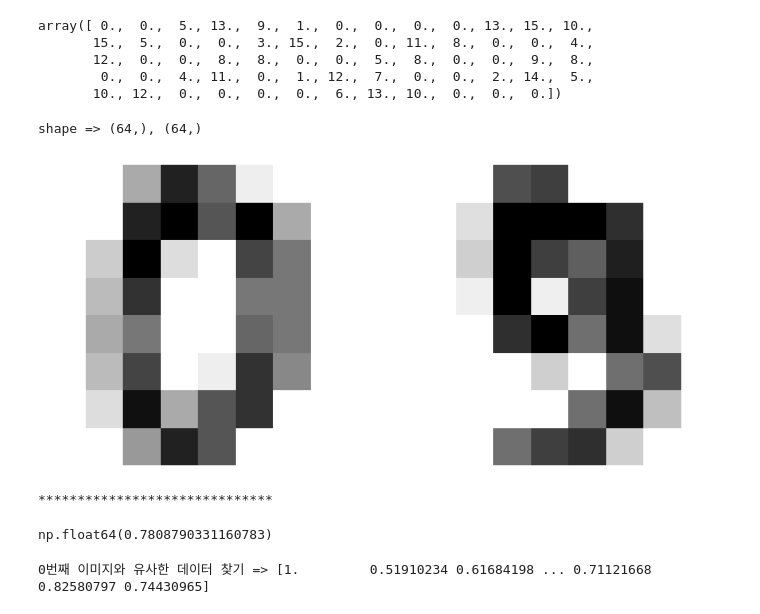
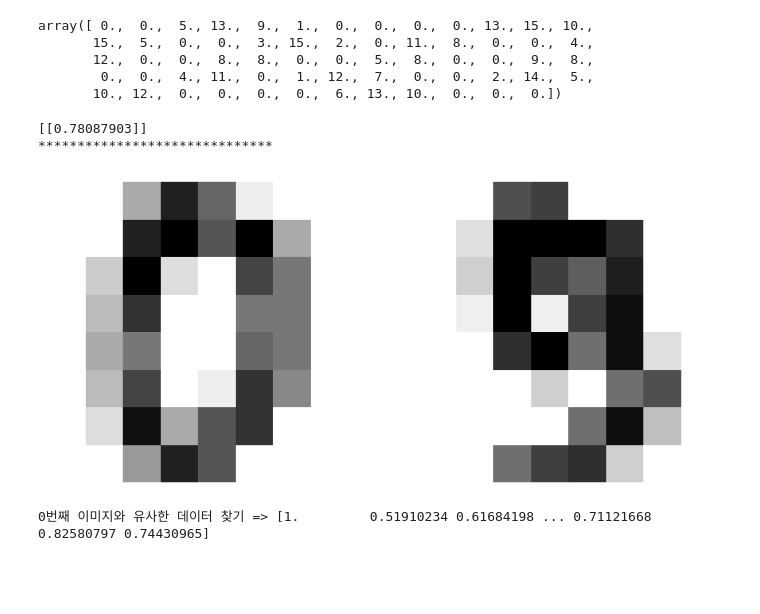
Before and after one commit to Juhwa94/Python-Study, a Jupyter notebook: Python_NumPy/numpy2.ipynb, the cells around one changed output. Saved outputs shown, nothing was run; the diff lists cells and outputs as text; code cells hidden in the pictures; blank space fills up the shorter version.

```diff
--- a/Python_NumPy/numpy2.ipynb
+++ b/Python_NumPy/numpy2.ipynb
@@ -624,24 +507,3 @@ array([ 0.,  0.,  5., 13.,  9.,  1.,  0.,  0.,  0.,  0., 13., 15., 10.,
        12.,  0.,  0.,  8.,  8.,  0.,  0.,  5.,  8.,  0.,  0.,  9.,  8.,
         0.,  0.,  4., 11.,  0.,  1., 12.,  7.,  0.,  0.,  2., 14.,  5.,
        10., 12.,  0.,  0.,  0.,  0.,  6., 13., 10.,  0.,  0.,  0.])
-# %%
-#0번지 , 9번지 이미지를 벡터로 각각 저장
-img1_vector =  X[0]
-img9_vector =  X[9]
-print(f"shape => {img1_vector.shape}, {img9_vector.shape}")
-plt.figure(figsize=(9,4))
-listv = [0,9]
-for i in range(2):
-    plt.subplot(1, 2, i+1)
-    plt.imshow(digits.images[listv[i]], cmap=plt.cm.gray_r)
-    plt.axis('off')
-plt.show()
-print("*"*30)
-similarity09 = np.dot(img1_vector, img9_vector) / \
-                (np.linalg.norm(img1_vector) * np.linalg.norm(img9_vector))
-similarity09 #0.7808790331160783
-# %% [output]
-shape => (64,), (64,)
-[figure, removed]
-******************************
-np.float64(0.7808790331160783)
@@ -651,3 +512,32 @@ np.float64(0.7808790331160783)
+# %%
+from sklearn.datasets import load_digits
+from sklearn.metrics.pairwise import cosine_similarity
+
+X = load_digits().data
+digits = load_digits()
+
+A = X[0].reshape(1, -1)
+B = X[9].reshape(1, -1)
+
+#A = X[0].flatten() => 2차원 배열이 아니기 때문에 cosine_similarity 함수에 넣을 수 없다.
+#B = X[10].flatten()
+#Reshape your data either using array.reshape(-1, 1)
+#if your data has a single feature or array.reshape(1, -1) if it contains a single sample.
+
+simval = cosine_similarity(A, B)
+print(simval)
+print('*'*30)
+plt.figure(figsize=(9,4))
+listv = [0,9]
+for i in range(2):
+    plt.subplot(1,2, i+1)
+    plt.imshow(digits.images[listv[i]], cmap=plt.cm.gray_r)
+    plt.axis('off')
+plt.show()
+# %% [output]
+[[0.78087903]]
+******************************
+[figure, added]
 # %%
 X = load_digits().data
 digits = load_digits()
```
Also changed, not shown: parts of 125 cells of this notebook, 2 other files.
